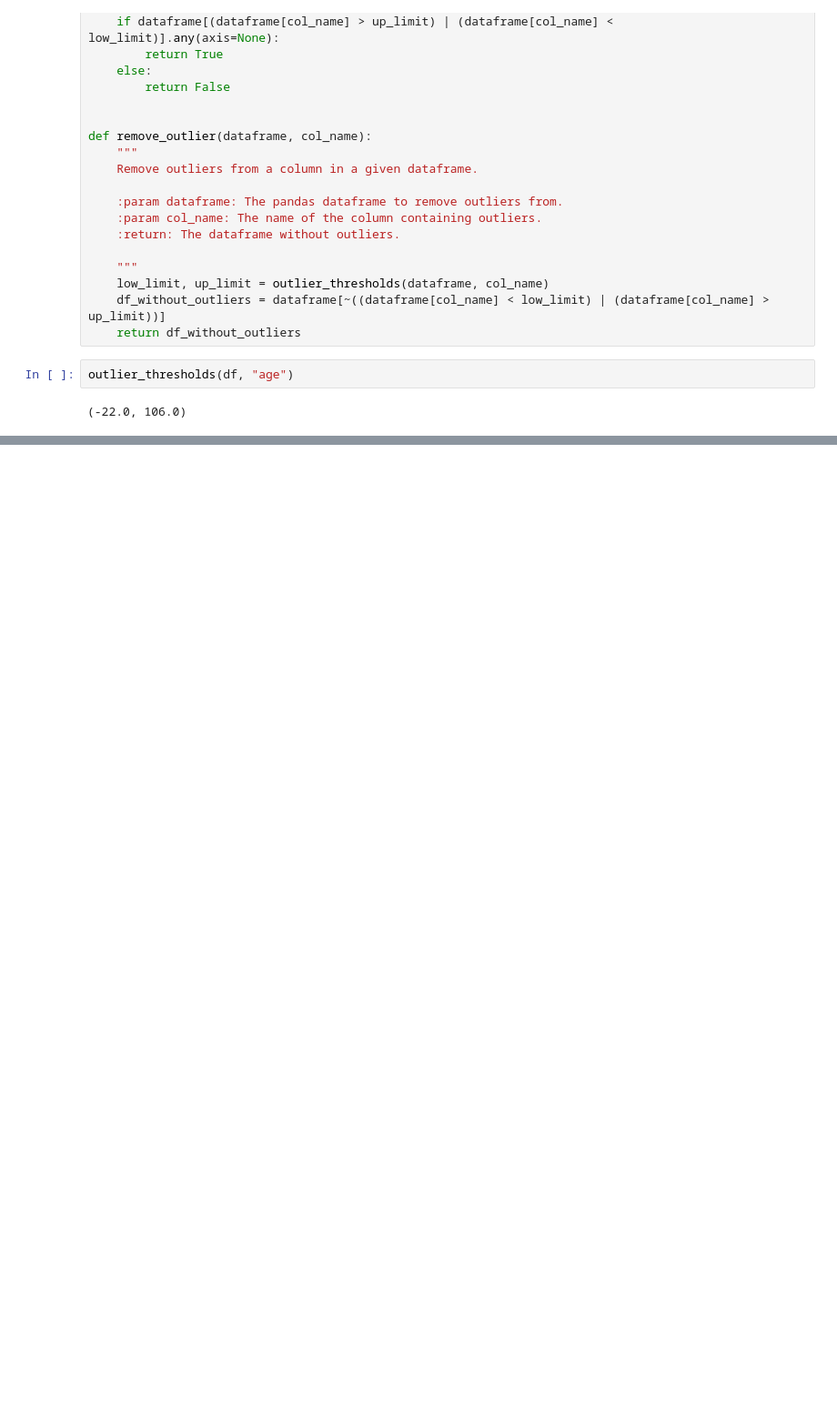
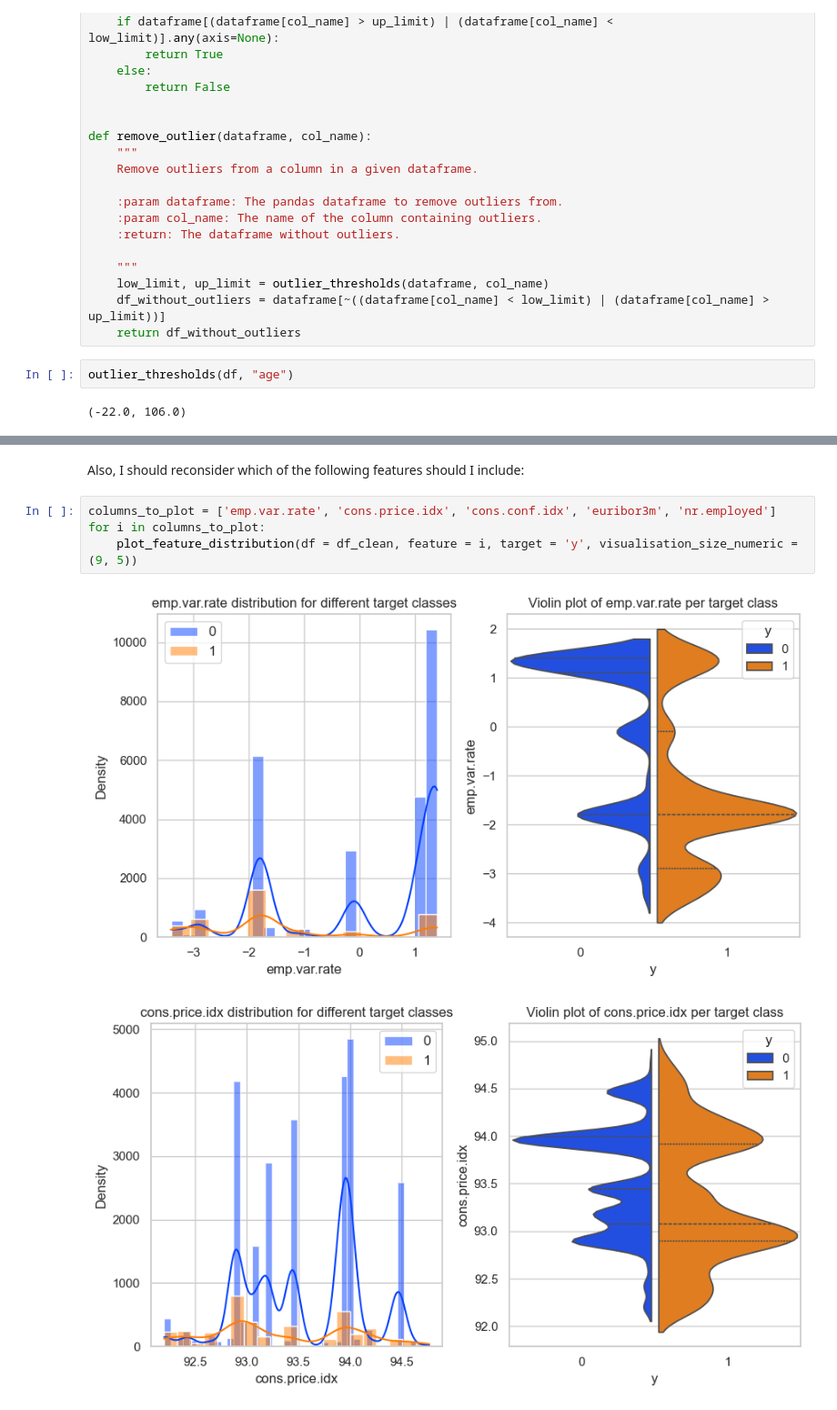
Before and after one commit to vtsou359/BankMarketing_ComparingClassifiers, a Jupyter notebook: bank_marketing.ipynb, the cells around one changed output, grey strips where cells are left out. Shown at 91% size. Saved outputs shown, nothing was run; the diff lists cells and outputs as text; blank space fills up the shorter version.

```diff
--- a/bank_marketing.ipynb
+++ b/bank_marketing.ipynb
@@ -1560,0 +1690,9 @@ nr.employed False
+# %% [markdown]
+Also, I should reconsider which of the following features should I include:
+# %%
+columns_to_plot = ['emp.var.rate', 'cons.price.idx', 'cons.conf.idx', 'euribor3m', 'nr.employed']
+for i in columns_to_plot:
+    plot_feature_distribution(df = df_clean, feature = i, target = 'y', visualisation_size_numeric = (9, 5))
+# %% [output]
+[figure, added]
+[figure, added]
```
Also changed, not shown: parts of 23 cells of this notebook.
